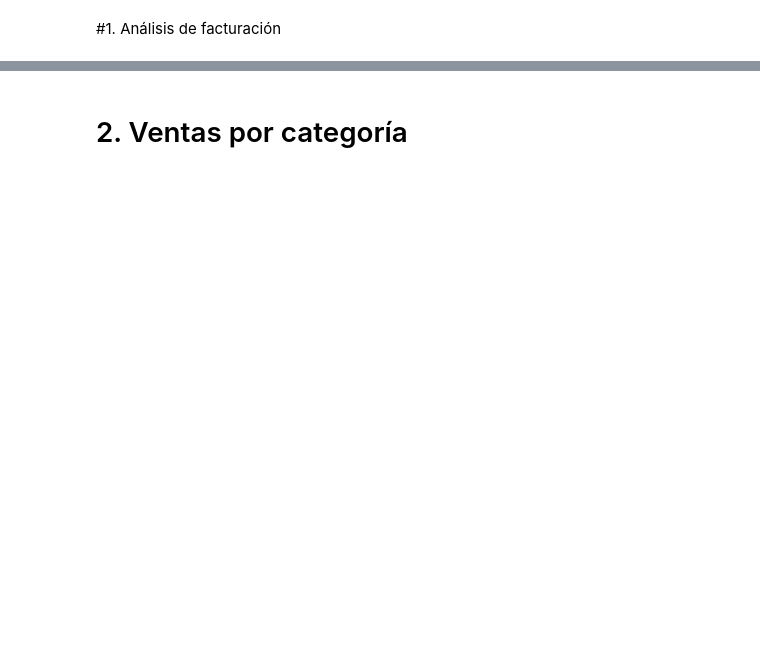
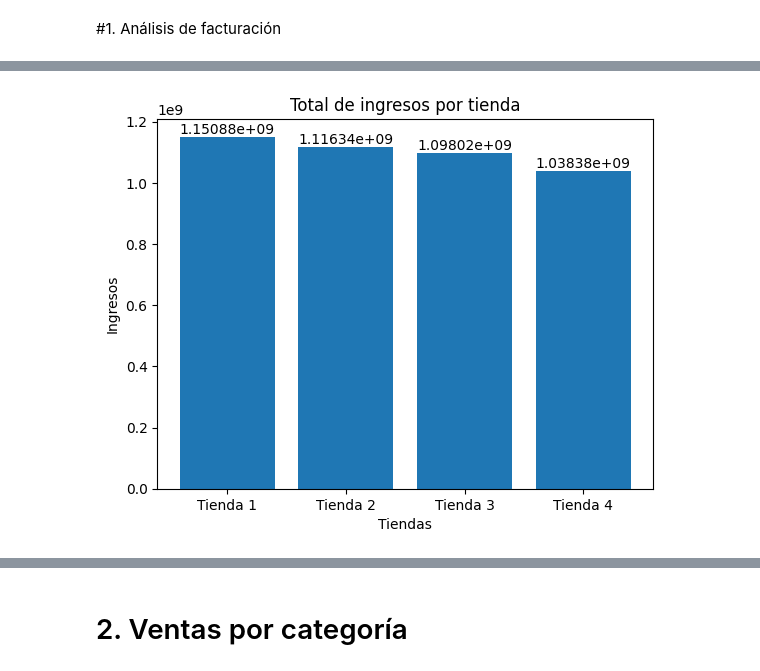
Before and after one commit to npssdu/challenge1-data-science-latam, a Jupyter notebook: AluraStoreLatam.ipynb, the cells around one changed output, grey strips where cells are left out. Saved outputs shown, nothing was run; the diff lists cells and outputs as text; code cells hidden in the pictures; blank space fills up the shorter version.

```diff
--- a/AluraStoreLatam.ipynb
+++ b/AluraStoreLatam.ipynb
@@ -27,0 +35,32 @@ tienda1.head()
+# %%
+tiendas = [tienda1, tienda2, tienda3, tienda4]
+# %%
+tiendas_x = ["Tienda 1","Tienda 2","Tienda 3","Tienda 4"]
+# %%
+def ingresos(tienda):
+  total_precio = tienda['Precio'].sum()
+  return total_precio
+
+def ventas(tienda):
+  cantidad_ventas = tienda['Precio'].count()
+  return cantidad_ventas
+# %%
+total_ingresos_tienda = []
+
+for tienda in tiendas:
+  total_precio = ingresos(tienda)
+  total_ingresos_tienda.append(total_precio)
+
+# print("Total de ingresos por tienda:")
+# display(total_ingresos_tienda)
+# print(total_ingresos_tienda)
+# %%
+#Grafico de Columnas
+bars = plt.bar(x= tiendas_x, height=total_ingresos_tienda)
+plt.title("Total de ingresos por tienda")
+plt.xlabel("Tiendas")
+plt.ylabel("Ingresos")
+plt.bar_label(bars)
+plt.show()
+# %% [output]
+[figure, added]
```
Also changed, not shown: parts of 16 cells of this notebook.
